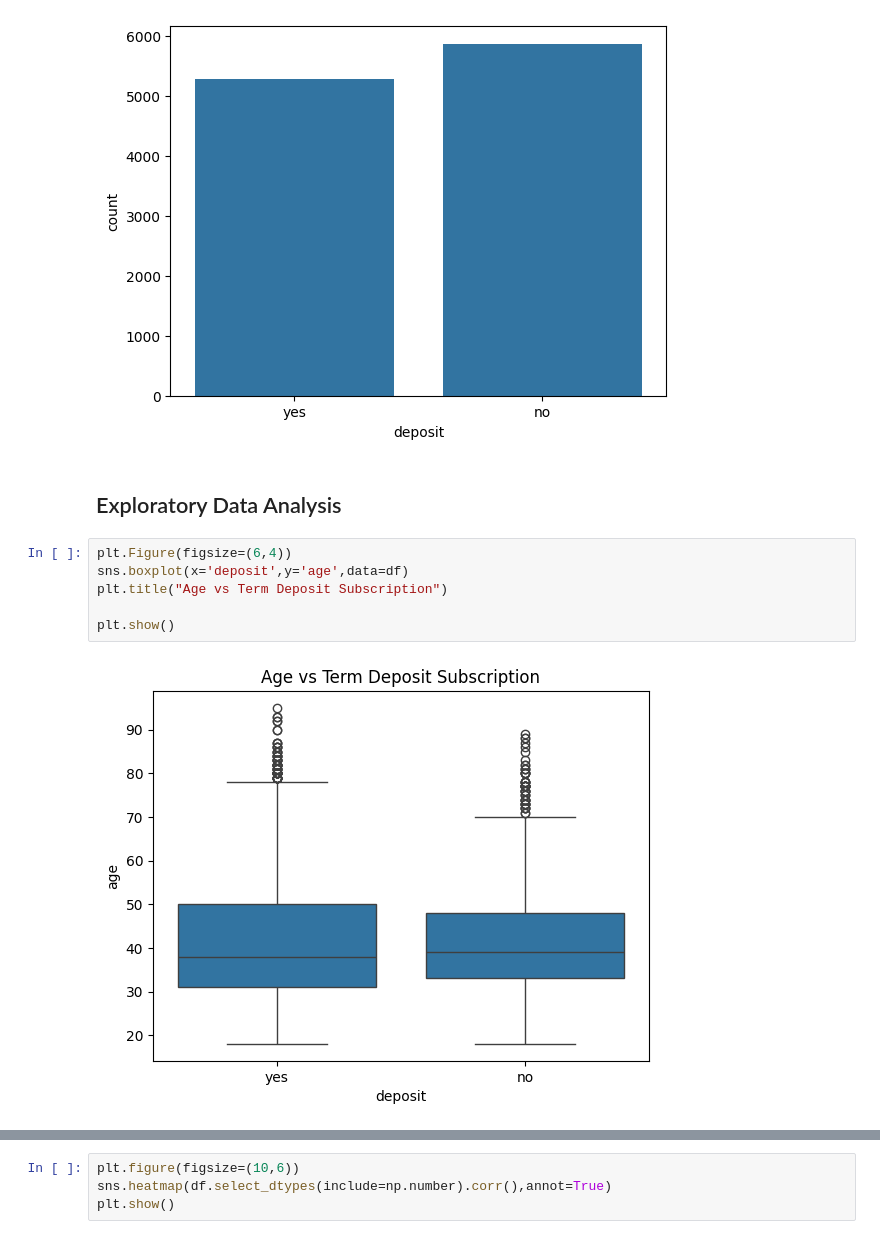
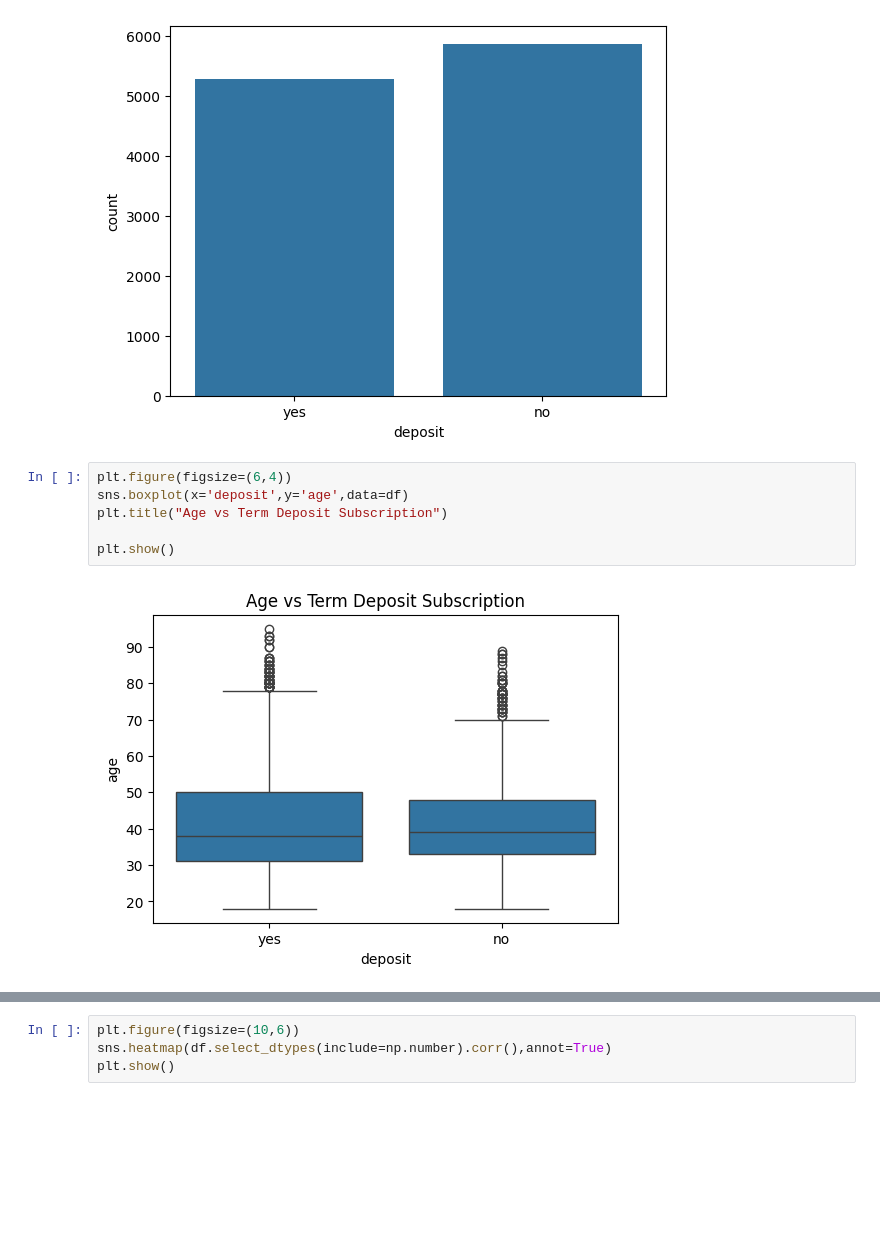
Before and after one commit to BuddhiDihansa/DS201.3-Data-Science-Coursework, a Jupyter notebook: classification.ipynb, the cells around one changed output, grey strips where cells are left out. Cells and saved outputs as stored; diff of their text form; blank space fills up the shorter version.

```diff
--- a/classification.ipynb
+++ b/classification.ipynb
@@ -105,14 +109,12 @@ sns.countplot(x='deposit',data=df)
 plt.show()
 # %% [output]
 [figure]
-# %% [markdown]
-## Exploratory Data Analysis
 # %%
-plt.Figure(figsize=(6,4))
+plt.figure(figsize=(6,4))
 sns.boxplot(x='deposit',y='age',data=df)
 plt.title("Age vs Term Deposit Subscription")
 
 plt.show()
 # %% [output]
-[figure, old version]
+[figure, new version]
 # %%
```
Also changed, not shown: parts of 22 cells of this notebook, 1 other file.
